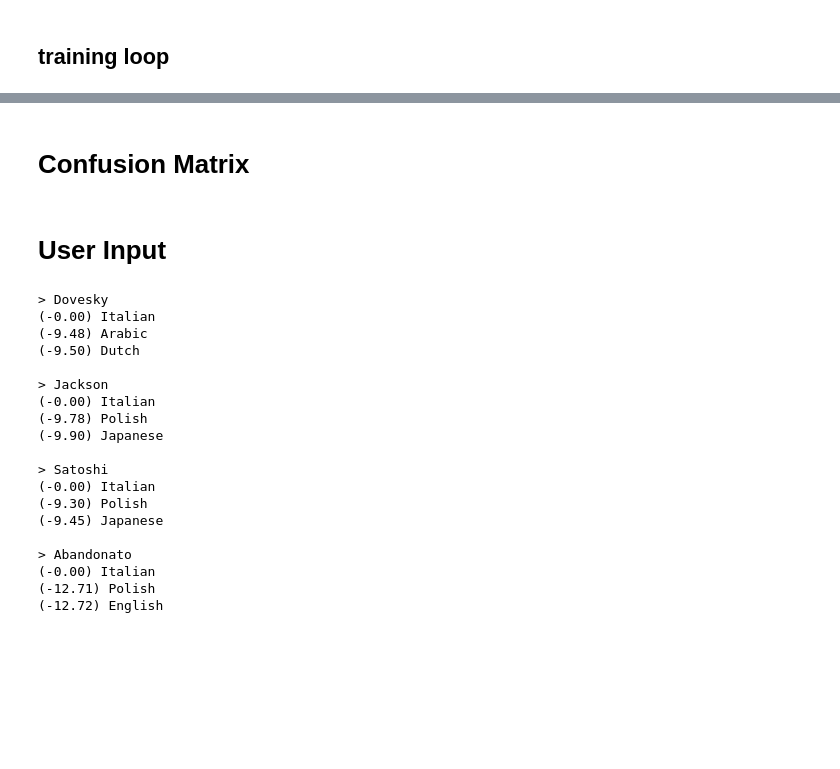
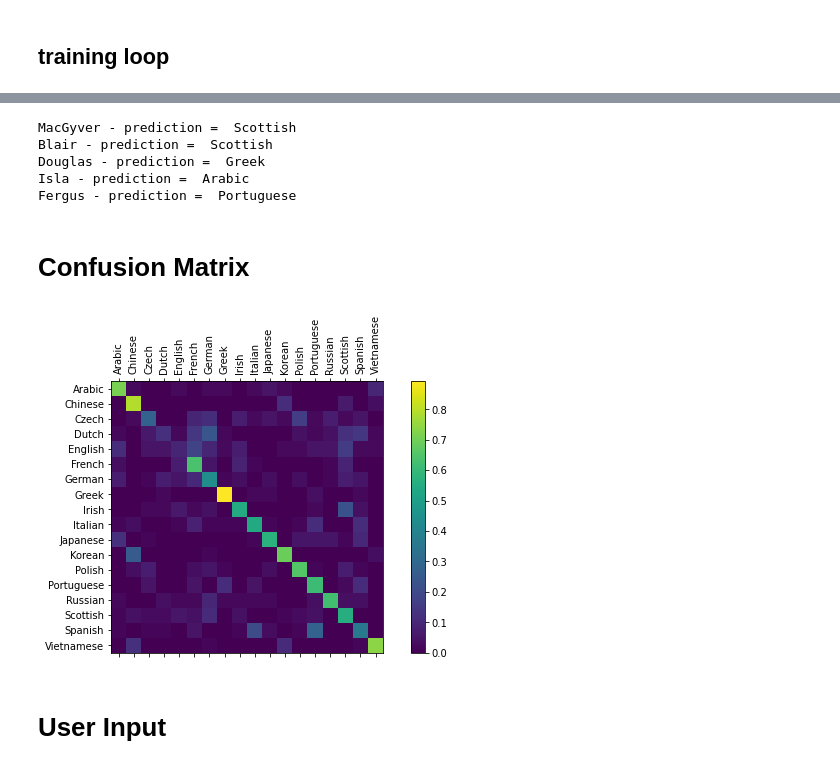
Before and after one commit to hans-elliott99/python-ml, a Jupyter notebook: tutorials/pytorch/rnn-pytorch-implem.ipynb, the cells around one changed output, grey strips where cells are left out. Saved outputs shown, nothing was run; the diff lists cells and outputs as text; code cells hidden in the pictures; blank space fills up the shorter version.

```diff
--- a/tutorials/pytorch/rnn-pytorch-implem.ipynb
+++ b/tutorials/pytorch/rnn-pytorch-implem.ipynb
@@ -169,0 +357,5 @@ Basic RNN Diagram
+# %%
+# Predict onto new names
+for name in ["Hans", "Elliott", "Liam", "Kira", "Kisten", "Jerry", "Sasha", "Chester"]:
+    p = model.predict(name)
+    print(f"{name} - predicted origin: {p}")
@@ -337,2 +576,11 @@ plt.show()
+# %%
+for name in ["MacGyver", "Blair", "Douglas", "Isla", "Fergus"]:
+    print(name, "- prediction = ", rnn.evaluate(name))
+# %% [output]
+MacGyver - prediction =  Scottish
+Blair - prediction =  Scottish
+Douglas - prediction =  Greek
+Isla - prediction =  Arabic
+Fergus - prediction =  Portuguese
 # %% [markdown]
 # Confusion Matrix
@@ -348,36 +587,38 @@ def evaluate(line_tensor):
 # %%
 # Keep track of correct guesses in a confusion matrix (2x2 torch tensor)
 confusion = torch.zeros(n_categories, n_categories)
-n_confusion = 10000
+n_confusion = 1000
 
 # Go through a bunch of examples and record which are correctly guessed
 for i in range(n_confusion):
-    category, line, category_tensor, line_tensor = randomTrainingExample()
-    output = evaluate(line_tensor)
-    guess, guess_i = categoryFromOutput(output)
-    category_i = all_categories.index(category)
-    confusion[category_i][guess_i] += 1
+    truth_cat, _, _, line_tensor = randomTrainingExample()
+    guess_cat = rnn.evaluate(line_tensor)
+    guess_ix = all_categories.index(guess_cat)
+    truth_ix = all_categories.index(truth_cat)
+    confusion[truth_ix][guess_ix] += 1
 
 # Normalize by dividing every row by its sum
 for i in range(n_categories):
     confusion[i] = confusion[i] / confusion[i].sum()
 
 
 # Set up plot
 fig = plt.figure(figsize=(10,5))
 ax = fig.add_subplot(111)
 cax = ax.matshow(confusion.numpy())
 fig.colorbar(cax)
 
 # # Set up axes
 ax.set_xticklabels([''] + all_categories, rotation=90)
 ax.set_yticklabels([''] + all_categories)
 
 # Force label at every tick
 ax.xaxis.set_major_locator(ticker.MultipleLocator(1))
 ax.yaxis.set_major_locator(ticker.MultipleLocator(1))
 
 # sphinx_gallery_thumbnail_number = 2
 plt.show()
+# %% [output]
+[figure, added]
 # %% [markdown]
 # User Input
@@ -399,25 +624,0 @@ def predict(input_line, n_predictions=3):
-# %%
-predict('Dovesky')
-predict('Jackson')
-predict('Satoshi')
-predict('Abandonato')
-# %% [output]
-> Dovesky
-(-0.00) Italian
-(-9.48) Arabic
-(-9.50) Dutch
-
-> Jackson
-(-0.00) Italian
-(-9.78) Polish
-(-9.90) Japanese
-
-> Satoshi
-(-0.00) Italian
-(-9.30) Polish
-(-9.45) Japanese
-
-> Abandonato
-(-0.00) Italian
-(-12.71) Polish
-(-12.72) English
```
Also changed, not shown: parts of 31 cells of this notebook, 1 other file.
